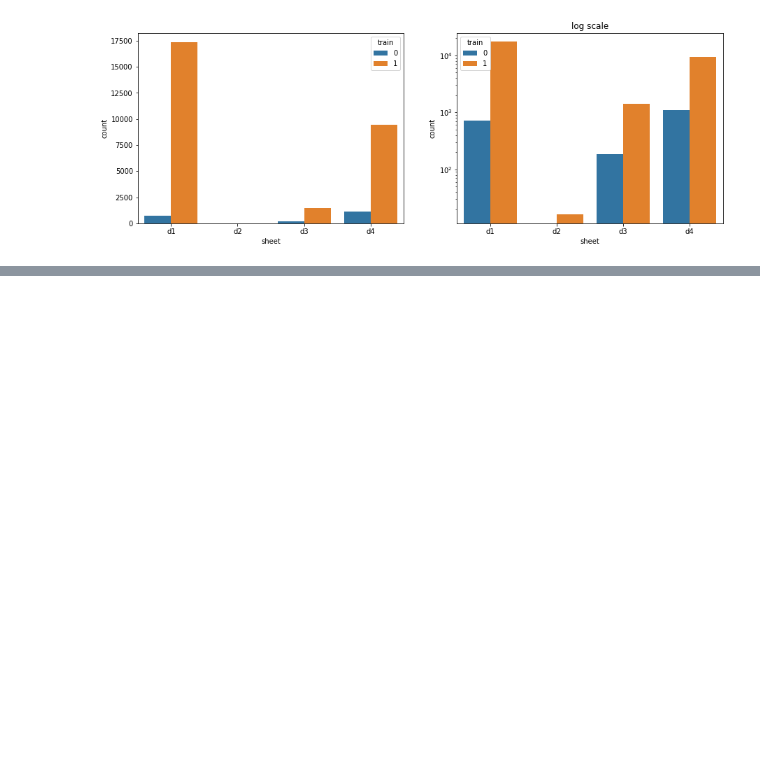
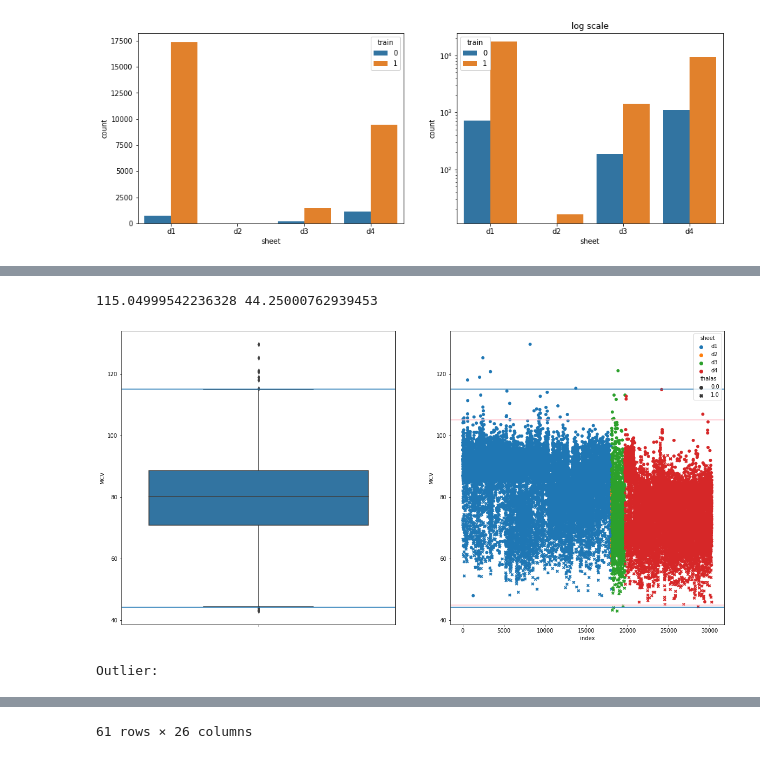
Before and after one commit to DatCanCode/thalas, a Jupyter notebook: outlier.ipynb, the cells around one changed output, grey strips where cells are left out. Cells and saved outputs as stored; diff of their text form; code cells hidden in the pictures; blank space fills up the shorter version.

```diff
--- a/outlier.ipynb
+++ b/outlier.ipynb
@@ -511,0 +220,6 @@ data_index[(data_index[f] >= m_max) | (data_index[f] <= m_min)]
+# %%
+processed_outlier = deal_with_outlier(processed_outlier, "MCV", (45, 105), (20,10), trim=True)
+# %% [output]
+115.04999542236328 44.25000762939453
+[figure, added]
+Outlier:
@@ -511,0 +238 @@ data_index[(data_index[f] >= m_max) | (data_index[f] <= m_min)]
+61 rows × 26 columns
```
Also changed, not shown: parts of 29 cells of this notebook.
